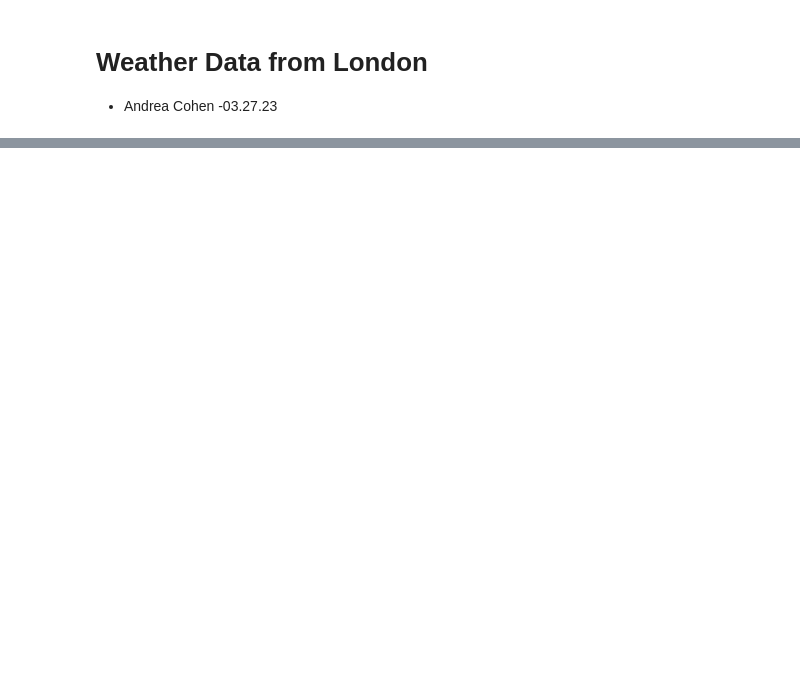
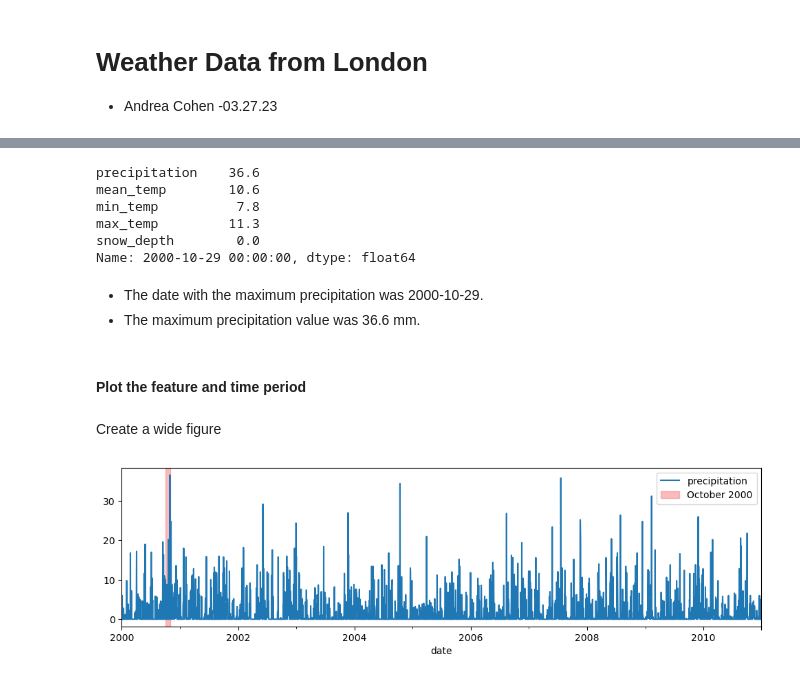
Before and after one commit to andreacohen7/Weather-Data-From-London, a Jupyter notebook: Resampling Datetime Data.ipynb, the cells around one changed output, grey strips where cells are left out. Drawn from its saved outputs; the diff is of its cells as text; code cells hidden in the pictures; blank space fills up the shorter version.

```diff
--- a/Resampling Datetime Data.ipynb
+++ b/Resampling Datetime Data.ipynb
@@ -22,0 +118,3 @@
+# %%
+df = df.set_index('date')
+df.head()
@@ -22,0 +138,4 @@
+# %%
+df = df.loc['2000':, ['precipitation', 'mean_temp', 'min_temp', 'max_temp', 'snow_depth']]
+display(df.head())
+display(df.tail())
@@ -22,0 +184,7 @@
+# %%
+df['precipitation'] = df['precipitation'].interpolate()
+df['mean_temp'] = df['mean_temp'].interpolate()
+df['min_temp'] = df['min_temp'].interpolate()
+df['max_temp'] = df['max_temp'].interpolate()
+df['snow_depth'] = df['snow_depth'].interpolate()
+df.isna().sum()
@@ -22,0 +204,4 @@
+# %%
+temp_df = df.loc['2000':'2010', ['precipitation']].copy()
+display(temp_df.head())
+display(temp_df.tail())
@@ -22,0 +234,23 @@
+# %%
+df.loc[max_date]
+# %% [output]
+precipitation    36.6
+mean_temp        10.6
+min_temp          7.8
+max_temp         11.3
+snow_depth        0.0
+Name: 2000-10-29 00:00:00, dtype: float64
+# %% [markdown]
+- The date with the maximum precipitation was 2000-10-29.
+- The maximum precipitation value was 36.6 mm.
+# %% [markdown]
+#### Plot the feature and time period
+# %% [markdown]
+Create a wide figure
+# %%
+plt.rcParams['figure.figsize'] = (12,3)
+ax = temp_df.plot()
+ax.axvspan('2000-10-01', '2000-10-31', color = '#f7797d', alpha = 0.5, zorder = 0, label = 'October 2000')
+ax.legend();
+# %% [output]
+[figure, added]
```
Also changed, not shown: parts of 68 cells of this notebook.
